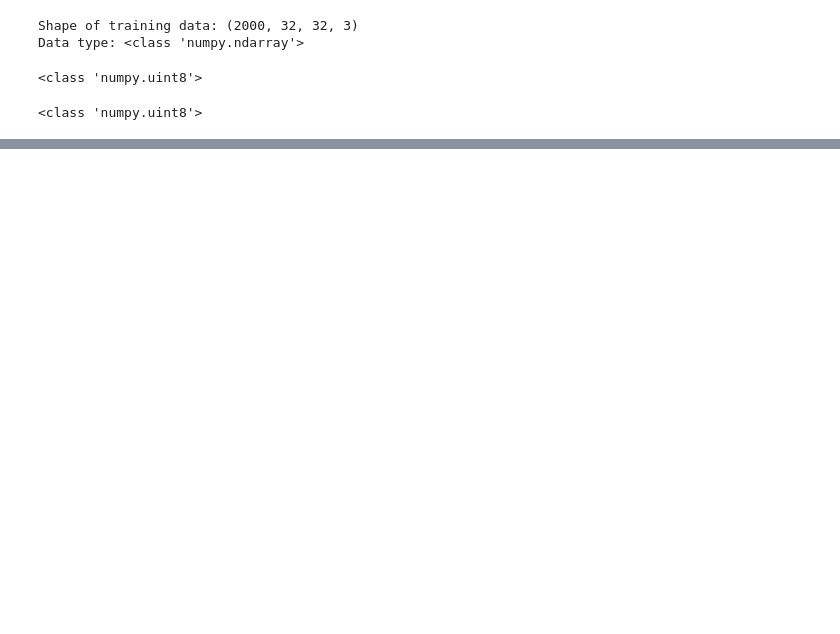
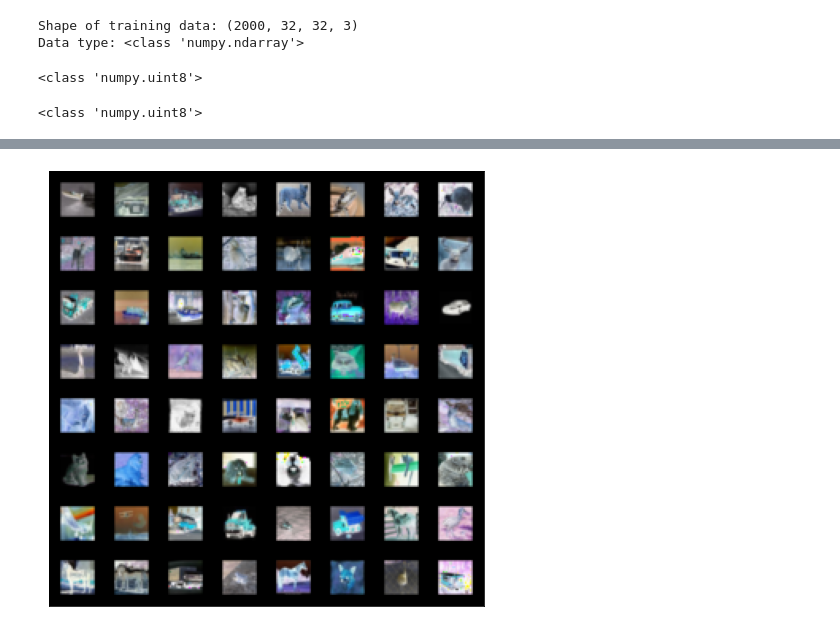
Before and after one commit to ingimar-eyfjord/AAI_exam, a Jupyter notebook: GPU Accelerated.ipynb, the cells around one changed output, grey strips where cells are left out. Drawn from its saved outputs; the diff is of its cells as text; code cells hidden in the pictures; blank space fills up the shorter version.

```diff
--- a/GPU Accelerated.ipynb
+++ b/GPU Accelerated.ipynb
@@ -709,33 +685,35 @@ show_batch(train_dl)
 # %%
 class croppedDataset(Dataset):
     'Characterizes a dataset for PyTorch'
     def __init__(self, ims):
         'Initialization'
         self.ims = ims
 
     def __len__(self):
         'Denotes the total number of samples'
         return len(self.ims)
 
     def __getitem__(self, index):
         'Generates one sample of data'
         # Select sample
         image = self.ims[index]
         X = self.transform(image)
         return X
 
     transform = T.Compose([
         T.ToPILImage(),
         T.CenterCrop(0.75 * 64),
         T.Resize(32),
         #T.RandomResizedCrop(image_size),
         T.RandomHorizontalFlip(),
         T.ToTensor()])
 
 batch_size = 64
 cropped_dataset = croppedDataset(ims=X_train)
-train_dl = DataLoader(cropped_dataset, batch_size, shuffle=True, num_workers=3, pin_memory=True)
+train_dl = DataLoader(cropped_dataset, batch_size, shuffle=True, num_workers=4, pin_memory=True)
 show_batch(train_dl)
+# %% [output]
+[figure, added]
 # %%
 def predict_image(img, model):
     # Convert to a batch of 1
```
Also changed, not shown: parts of 22 cells of this notebook.
